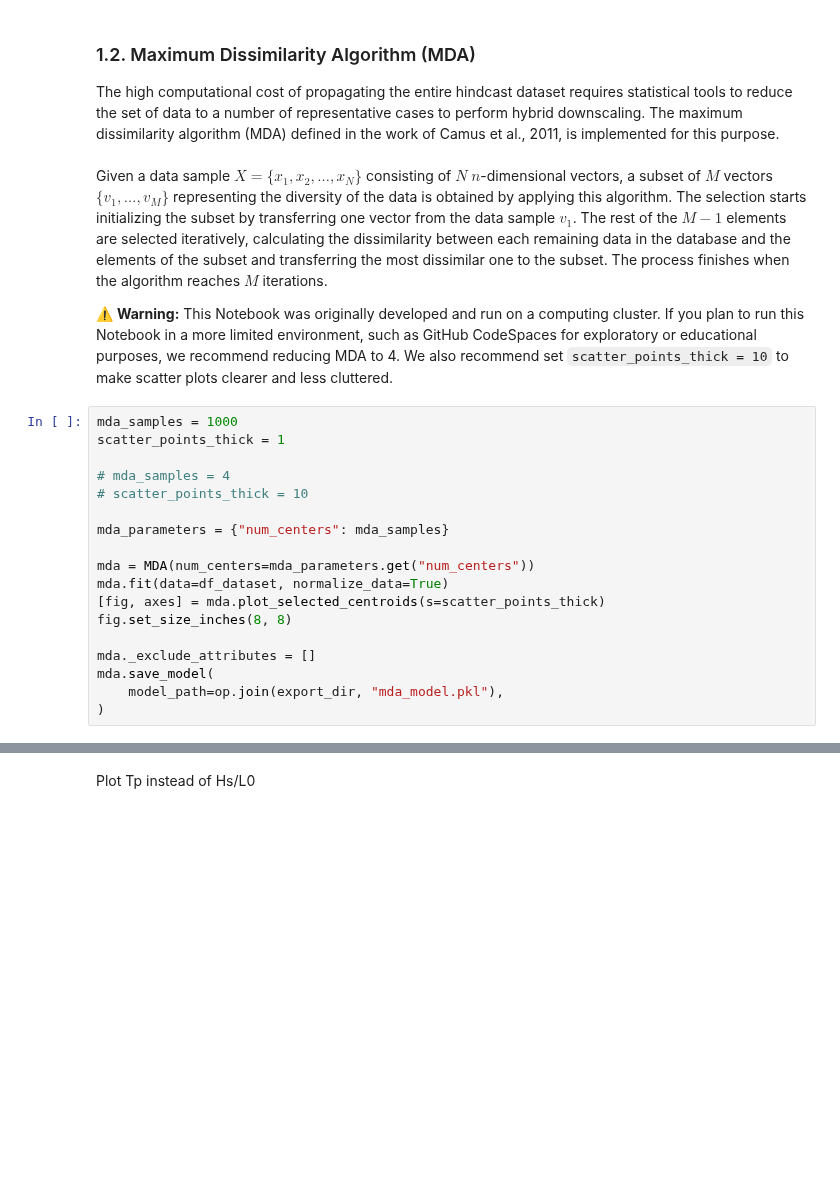
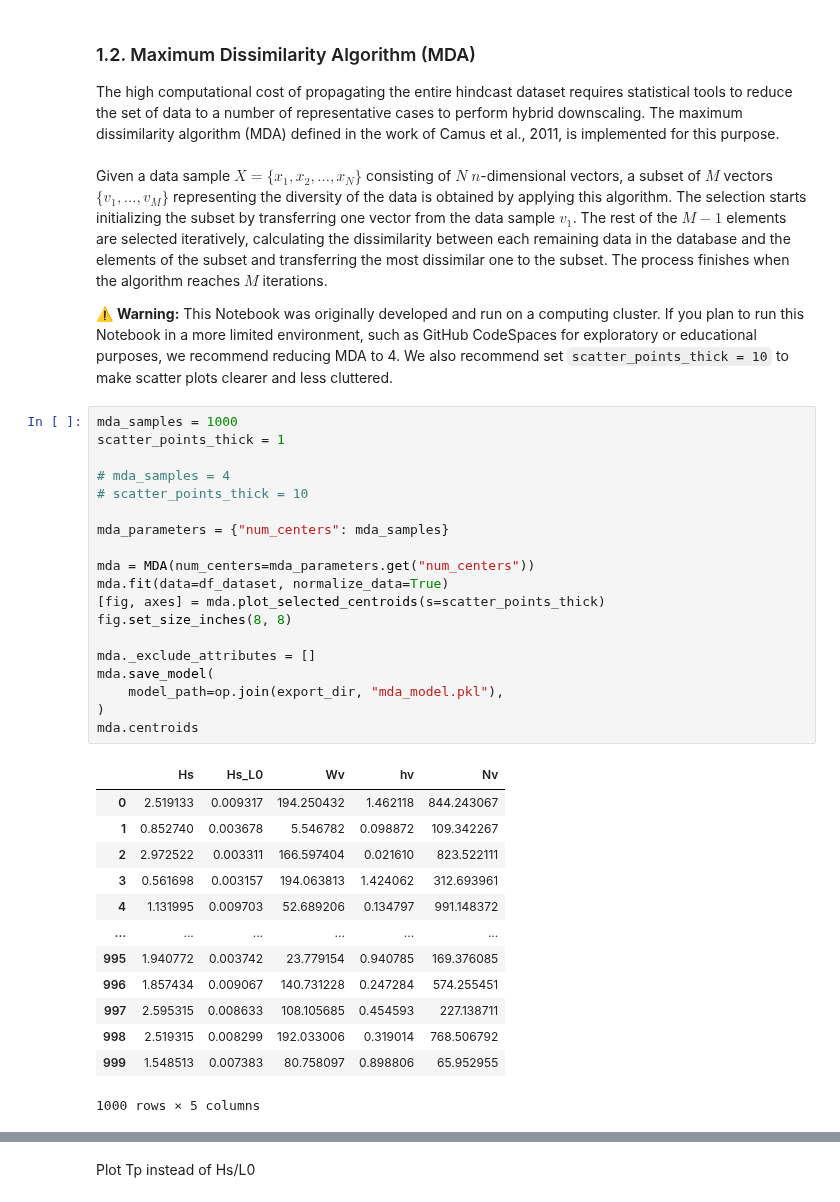
Before and after one commit to JenMontano/BlueMath, a Jupyter notebook: methods/hybrid_downscaling/metamodels/HySwash/Veggy/HySwash_Veggy_1.ipynb, the cells around one changed output, grey strips where cells are left out. Saved outputs shown, nothing was run; the diff lists cells and outputs as text; blank space fills up the shorter version.

```diff
--- a/methods/hybrid_downscaling/metamodels/HySwash/Veggy/HySwash_Veggy_1.ipynb
+++ b/methods/hybrid_downscaling/metamodels/HySwash/Veggy/HySwash_Veggy_1.ipynb
@@ -120,22 +120,36 @@ Given a data sample $X=\{x_{1},x_{2},…,x_{N}\}$ consisting of $N$ $n$-dimensio
 # %%
 mda_samples = 1000
 scatter_points_thick = 1
 
 # mda_samples = 4
 # scatter_points_thick = 10
 
 mda_parameters = {"num_centers": mda_samples}
 
 mda = MDA(num_centers=mda_parameters.get("num_centers"))
 mda.fit(data=df_dataset, normalize_data=True)
 [fig, axes] = mda.plot_selected_centroids(s=scatter_points_thick)
 fig.set_size_inches(8, 8)
 
 mda._exclude_attributes = []
 mda.save_model(
     model_path=op.join(export_dir, "mda_model.pkl"),
 )
+mda.centroids
 # %% [output]
+|  | Hs | Hs_L0 | Wv | hv | Nv |
+| 0 | 2.519133 | 0.009317 | 194.250432 | 1.462118 | 844.243067 |
+| 1 | 0.852740 | 0.003678 | 5.546782 | 0.098872 | 109.342267 |
+| 2 | 2.972522 | 0.003311 | 166.597404 | 0.021610 | 823.522111 |
+| 3 | 0.561698 | 0.003157 | 194.063813 | 1.424062 | 312.693961 |
+| 4 | 1.131995 | 0.009703 | 52.689206 | 0.134797 | 991.148372 |
+| ... | ... | ... | ... | ... | ... |
+| 995 | 1.940772 | 0.003742 | 23.779154 | 0.940785 | 169.376085 |
+| 996 | 1.857434 | 0.009067 | 140.731228 | 0.247284 | 574.255451 |
+| 997 | 2.595315 | 0.008633 | 108.105685 | 0.454593 | 227.138711 |
+| 998 | 2.519315 | 0.008299 | 192.033006 | 0.319014 | 768.506792 |
+| 999 | 1.548513 | 0.007383 | 80.758097 | 0.898806 | 65.952955 |
+1000 rows × 5 columns
 [figure]
 # %% [markdown]
 Plot Tp instead of Hs/L0
```
Also changed, not shown: parts of 2 cells of this notebook, 2 other files.
